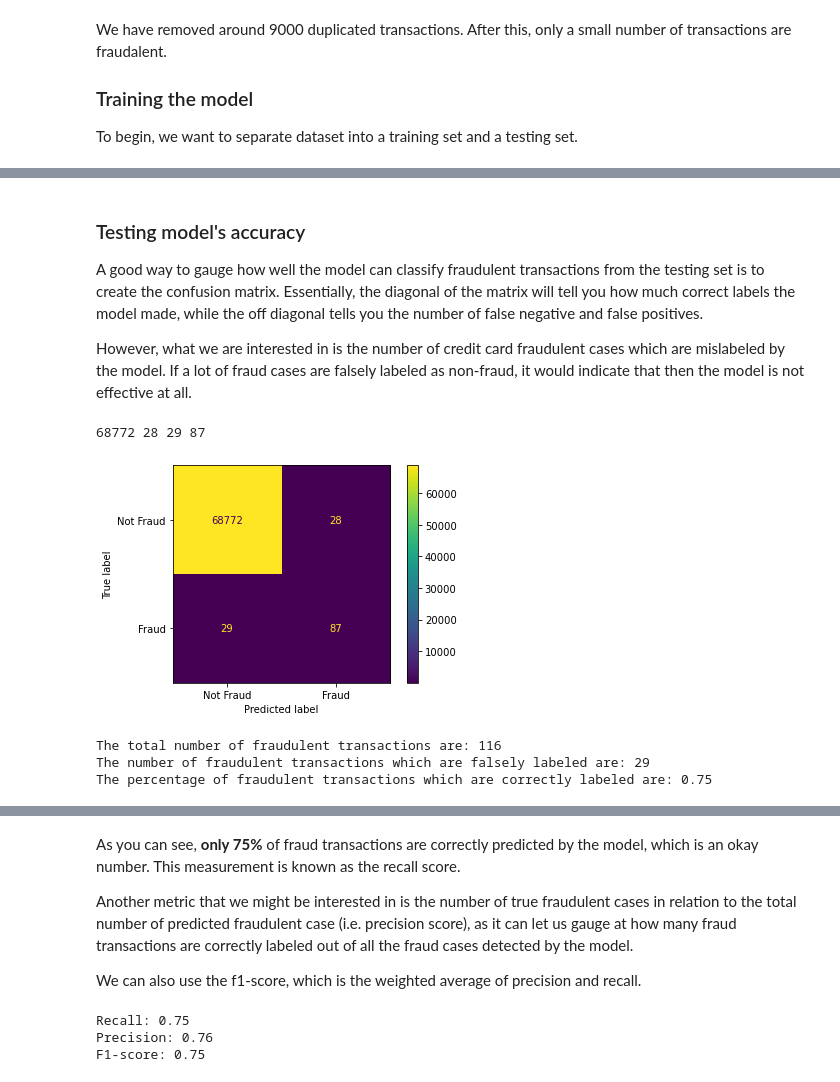
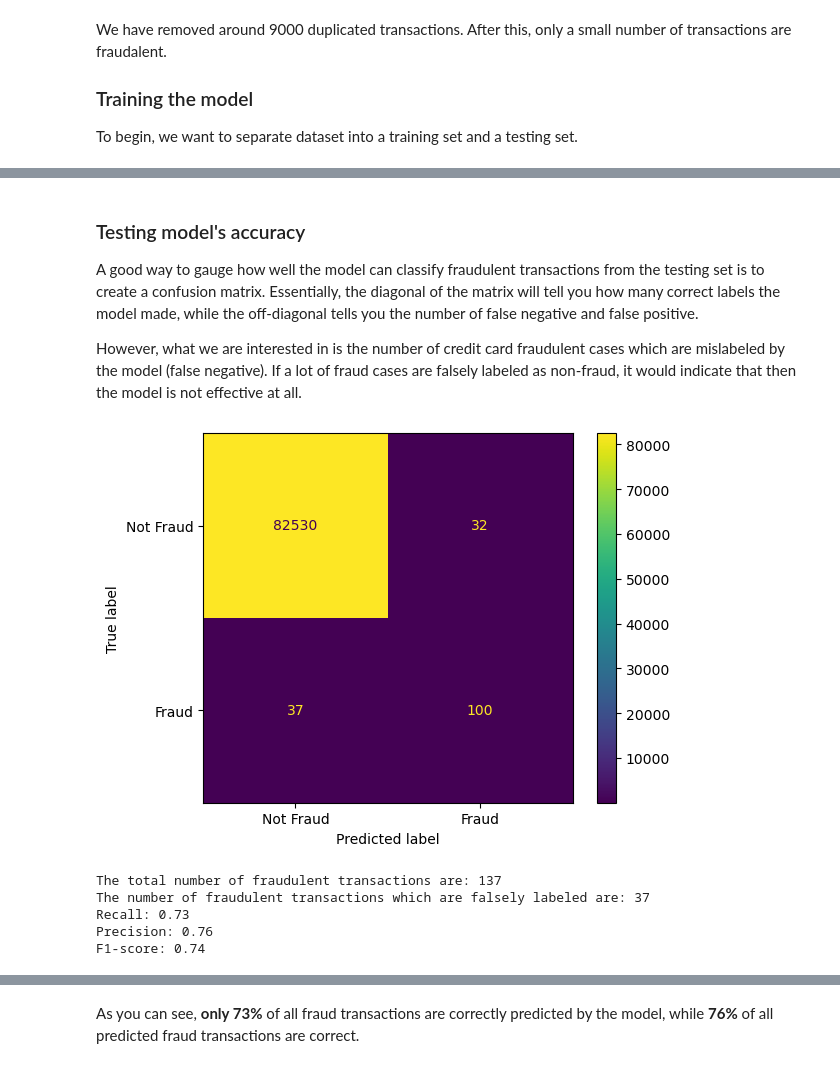
Before and after one commit to sokvisal/CreditCardFraud, a Jupyter notebook: notebooks/credit-card-fraud-detection.ipynb, the cells around one changed output, grey strips where cells are left out. Drawn from its saved outputs; the diff is of its cells as text; code cells hidden in the pictures.

```diff
--- a/notebooks/credit-card-fraud-detection.ipynb
+++ b/notebooks/credit-card-fraud-detection.ipynb
@@ -134,11 +144,13 @@ To begin, we want to separate dataset into a training set and a testing set.
 from sklearn.model_selection import train_test_split
 
 # defining the feature columns and the label columns
-feat = df.drop('Class', axis = 1).values
-labels = df['Class'].values
+feat = df.drop("Class", axis=1).values
+labels = df["Class"].values
 
-# separating the data into a training set and a testing set (0.25 of the total data)
-feat_train, feat_test, labels_train, labels_test = train_test_split(feat, labels, random_state=0)
+# separating the data into a training set and a testing set (0.3 of the total data)
+feat_train, feat_test, labels_train, labels_test = train_test_split(
+    feat, labels, test_size=0.3, random_state=0
+)
 
-print (labels_train.shape)
+print(f"The size of the training set is: {labels_train.shape[0]}")
 # %% [output]
@@ -158,31 +170,29 @@ labels_pred = clf.predict(feat_test)
 # %% [markdown]
 ### Testing model's accuracy
 
-A good way to gauge how well the model can classify fraudulent transactions from the testing set is to create the confusion matrix. Essentially, the diagonal of the matrix will tell you how much correct labels the model made, while the off diagonal tells you the number of false negative and false positives.
+A good way to gauge how well the model can classify fraudulent transactions from the testing set is to create a confusion matrix. Essentially, the diagonal of the matrix will tell you how many correct labels the model made, while the off-diagonal tells you the number of false negative and false positive.
 
-However, what we are interested in is the number of credit card fraudulent cases which are mislabeled by the model. If a lot of fraud cases are falsely labeled as non-fraud, it would indicate that then the model is not effective at all.
+However, what we are interested in is the number of credit card fraudulent cases which are mislabeled by the model (false negative). If a lot of fraud cases are falsely labeled as non-fraud, it would indicate that then the model is not effective at all.
 # %%
-from sklearn.metrics import confusion_matrix, ConfusionMatrixDisplay,\
-                            f1_score, precision_score, recall_score
-
 # confusion matrix
 cm = confusion_matrix(labels_test, labels_pred)
 tn, fp, fn, tp = cm.ravel()
 
-print (tn, fp, fn, tp)
 
-cmd_obj = ConfusionMatrixDisplay(cm, display_labels=['Not Fraud', 'Fraud'])
+cmd_obj = ConfusionMatrixDisplay(cm, display_labels=["Not Fraud", "Fraud"])
 cmd_obj.plot()
 plt.show()
 
+print(f"The total number of fraudulent transactions are: {fn + tp}")
+print(f"The number of fraudulent transactions which are falsely labeled are: {fn}")
 
-print ('The total number of fraudulent transactions are: {}'.format( fn+tp  ))
-print ('The number of fraudulent transactions which are falsely labeled are: {}'.format( fn ))
-# this measurement is basically the recall
-print ('The percentage of fraudulent transactions which are correctly labeled are: {:.2f}'.format( tp/(fn+tp) ))
+print(f"Recall: {recall_score(labels_test, labels_pred).round(2)}")
+print(f"Precision: {precision_score(labels_test, labels_pred).round(2)}")
+print(f"F1-score: {f1_score(labels_test, labels_pred).round(2)}")
 # %% [output]
+[figure, new version]
-68772 28 29 87
+The total number of fraudulent transactions are: 137
+The number of fraudulent transactions which are falsely labeled are: 37
+Recall: 0.73
+Precision: 0.76
+F1-score: 0.74
-[figure, old version]
-The total number of fraudulent transactions are: 116
-The number of fraudulent transactions which are falsely labeled are: 29
-The percentage of fraudulent transactions which are correctly labeled are: 0.75
@@ -189,16 +200,3 @@ The percentage of fraudulent transactions which are correctly labeled are: 0.75
 # %% [markdown]
-As you can see, **only 75%** of fraud transactions are correctly predicted by the model, which is an okay number. This measurement is known as the recall score.
-
-Another metric that we might be interested in is the number of true fraudulent cases in relation to the total
-number of predicted fraudulent case (i.e. precision score), as it can let us gauge at how many fraud transactions are correctly labeled out of all the fraud cases detected by the model.
-
-We can also use the f1-score, which is the weighted average of precision and recall.
+As you can see, **only 73%** of all fraud transactions are correctly predicted by the model, while **76%** of all predicted fraud transactions are correct.
-# %%
-print("Recall: {:.2f}".format( recall_score(labels_test, labels_pred)) )
-print("Precision: {:.2f}".format( precision_score(labels_test, labels_pred)) )
-print("F1-score: {:.2f}".format( f1_score(labels_test, labels_pred) ))
-# %% [output]
-Recall: 0.75
-Precision: 0.76
-F1-score: 0.75
 # %% [markdown]
```
Also changed, not shown: parts of 17 cells of this notebook.
